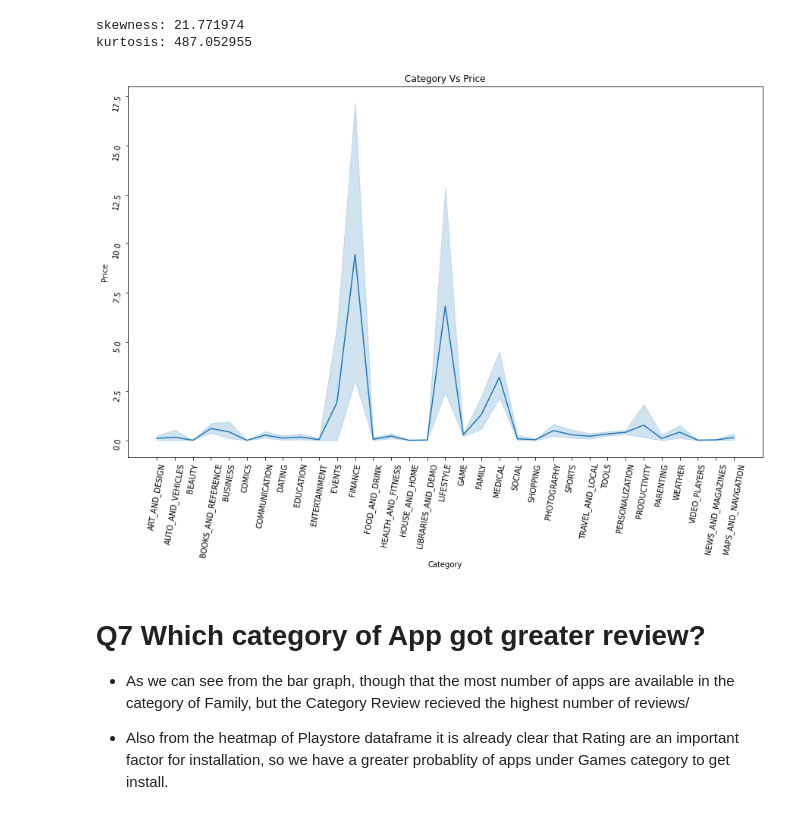
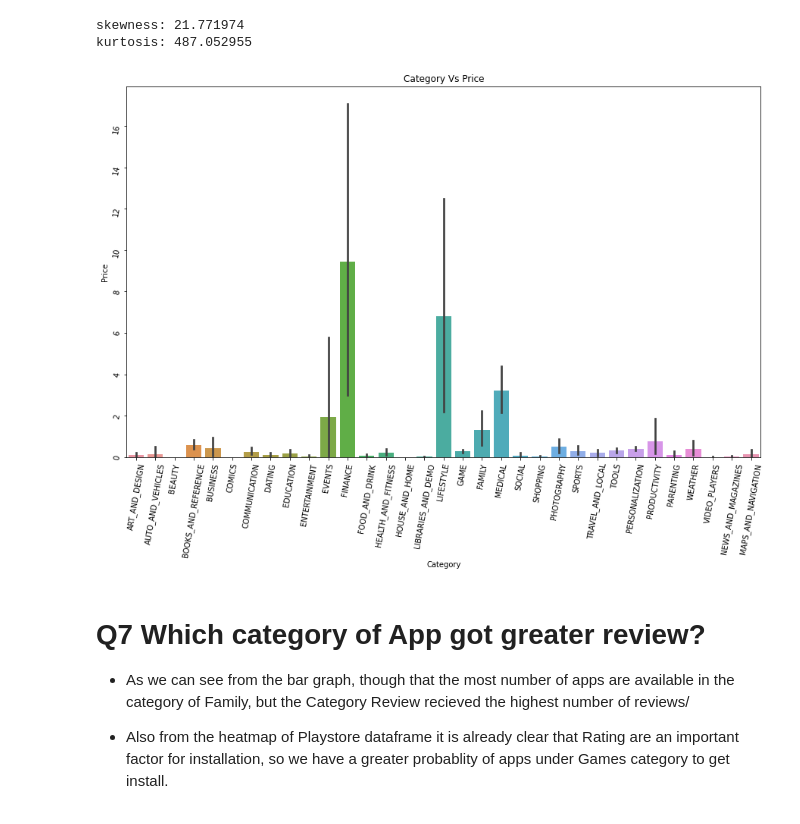
Before and after one commit to Bishawa/play-store-app-review-analysis, a Jupyter notebook: Bishawajeet_Singha_Play_Store_App_Review_Analysis.ipynb, the cells around one changed output. Saved outputs shown, nothing was run; the diff lists cells and outputs as text; code cells hidden in the pictures.

```diff
--- a/Bishawajeet_Singha_Play_Store_App_Review_Analysis.ipynb
+++ b/Bishawajeet_Singha_Play_Store_App_Review_Analysis.ipynb
@@ -709,14 +710,14 @@ skewness: 21.771974
 kurtosis: 487.052955
 # %%
 plt.figure(figsize=(15,9))
-sns.lineplot(x= playstore_df.Category, y= playstore_df.Price)
+sns.barplot(x= playstore_df.Category, y= playstore_df.Price)
 plt.xlabel("Category")
 plt.ylabel("Price")
 plt.tick_params(rotation=80)
 plt.title("Category Vs Price")
 plt.show()
 # %% [output]
-[figure, old version]
+[figure, new version]
 # %% [markdown]
 # Q7 Which category of App got greater review?
 
```
Also changed, not shown: parts of 21 cells of this notebook.
